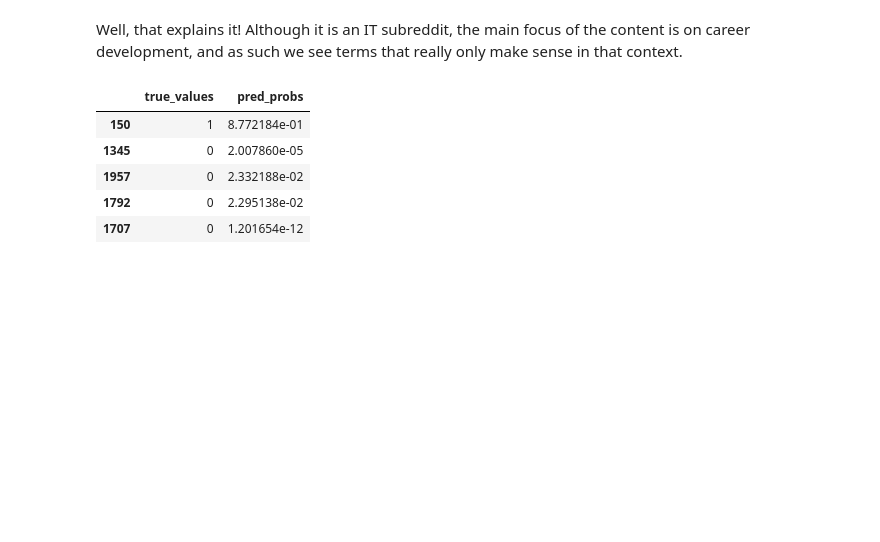
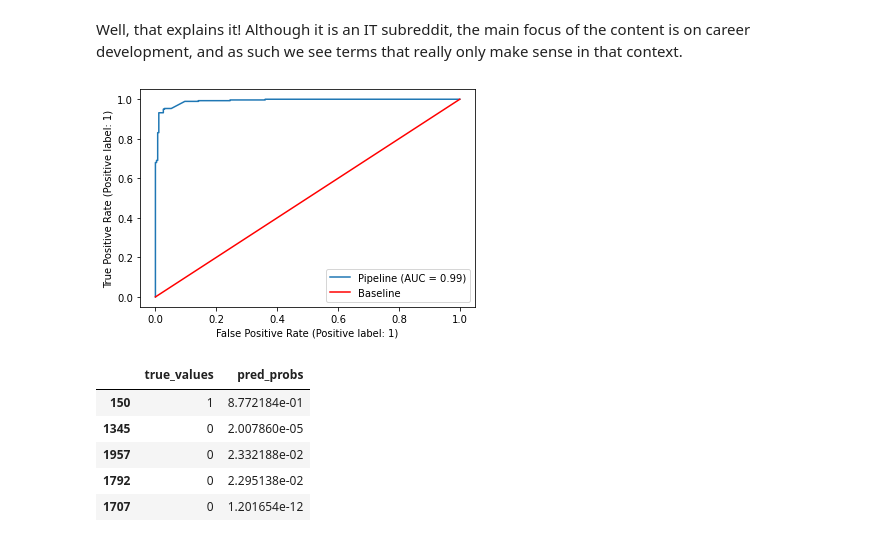
Before and after one commit to PaperArmada/content-source-discriminator, a Jupyter notebook: code/01 - Data Processing and EDA.ipynb, the cells around one changed output. Saved outputs shown, nothing was run; the diff lists cells and outputs as text; code cells hidden in the pictures; blank space fills up the shorter version.

```diff
--- a/code/01 - Data Processing and EDA.ipynb
+++ b/code/01 - Data Processing and EDA.ipynb
@@ -858,6 +890,15 @@ degree       -1.261559
 dtype: float64
 # %% [markdown]
 Well, that explains it! Although it is an IT subreddit, the main focus of the content is on career development, and as such we see terms that really only make sense in that context.
+# %%
+# ROC curve
+plot_roc_curve(pipe2, X_test2, y_test2)
+# add worst case scenario line
+plt.plot([0,1], [0,1], color='r', label='Baseline')
+# add a legend
+plt.legend();
+# %% [output]
+[figure, added]
 # %%
 pred_df = pd.DataFrame({'true_values': y_test,
                         'pred_probs': gs2.predict_proba(X_test_st)[:,1]})
```
Also changed, not shown: parts of 32 cells of this notebook, 5 other files.
